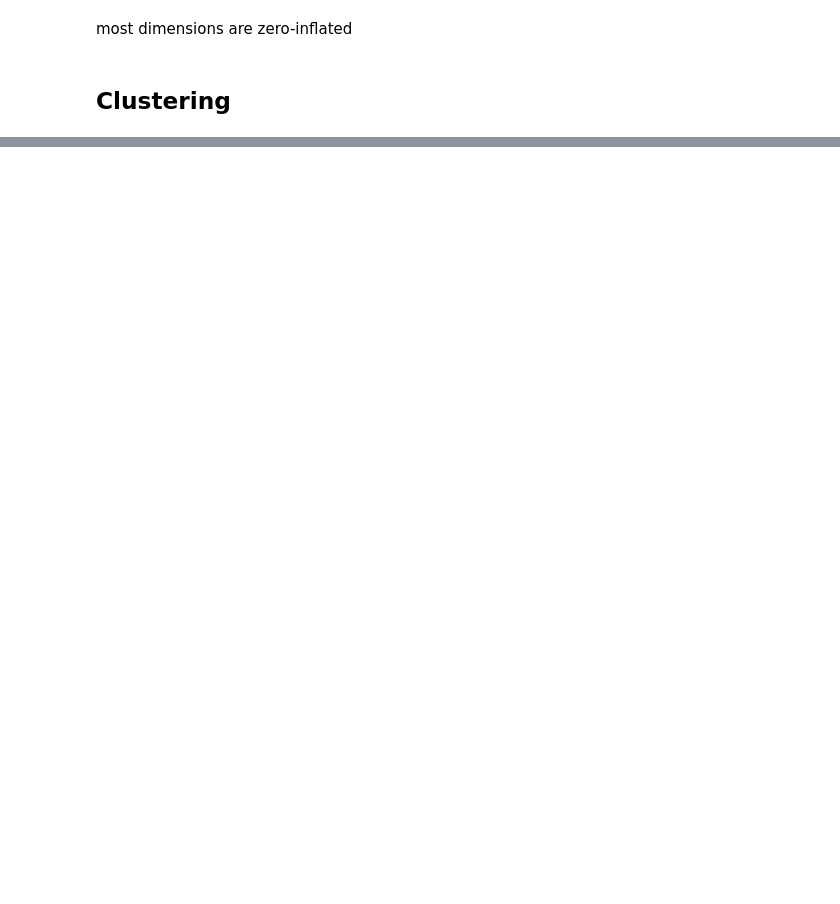
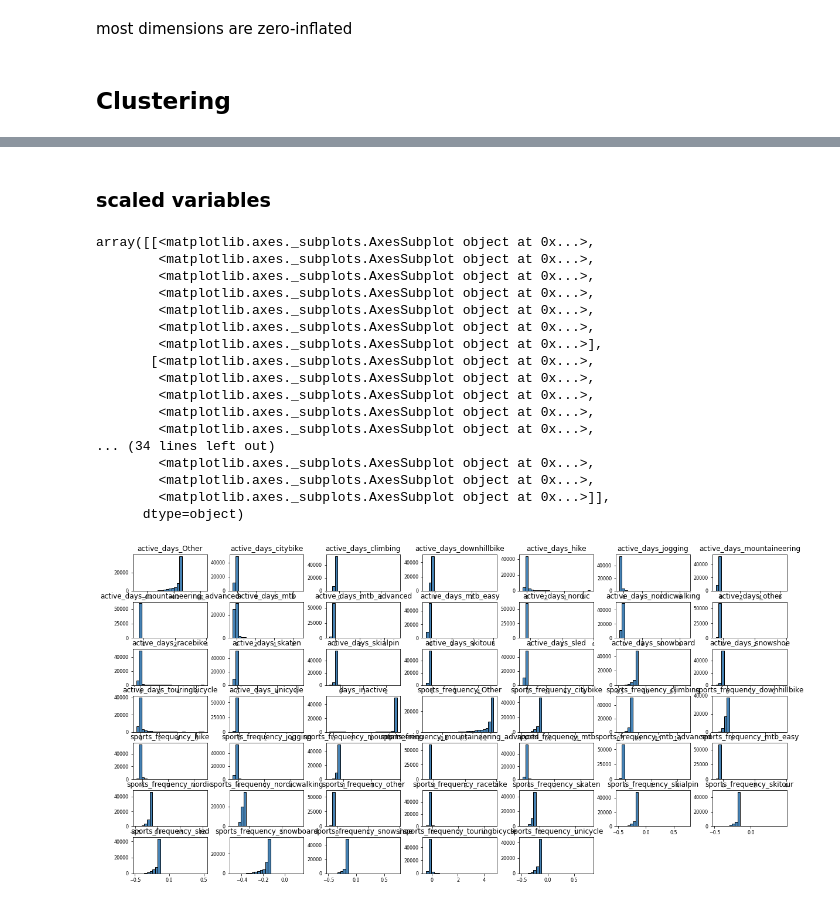
Before and after one commit to vinmue/dataenv, a Jupyter notebook: gaussian_mixture/201903_gaussian_mixture_clustering.ipynb, the cells around one changed output, grey strips where cells are left out. Cells and saved outputs as stored; diff of their text form; code cells hidden in the pictures; blank space fills up the shorter version.

```diff
--- a/gaussian_mixture/201903_gaussian_mixture_clustering.ipynb
+++ b/gaussian_mixture/201903_gaussian_mixture_clustering.ipynb
@@ -86,3 +49,6 @@ data.head()
+# %%
+#data.to_parquet('data.parq', compression = 'uncompressed')
+data = pd.read_parquet('data.parq')
 # %%
 plot_data = data.drop('last_usage_date', axis = 'columns').melt(id_vars = 'user')
 # %%
@@ -149,0 +150,26 @@ results#.model[13]#.head()
+# %% [markdown]
+### scaled variables
+# %%
+input_sc = input.apply(lambda x : (x - np.mean(x)) / np.std(x), axis = 'columns')
+# %%
+input_sc.hist(bins=25, color='steelblue', edgecolor='black', linewidth=1.0,
+           xlabelsize=8, ylabelsize=8, grid=False, figsize = (20, 10), sharex = False)
+# %% [output]
+array([[<matplotlib.axes._subplots.AxesSubplot object at 0x...>,
+        <matplotlib.axes._subplots.AxesSubplot object at 0x...>,
+        <matplotlib.axes._subplots.AxesSubplot object at 0x...>,
+        <matplotlib.axes._subplots.AxesSubplot object at 0x...>,
+        <matplotlib.axes._subplots.AxesSubplot object at 0x...>,
+        <matplotlib.axes._subplots.AxesSubplot object at 0x...>,
+        <matplotlib.axes._subplots.AxesSubplot object at 0x...>],
+       [<matplotlib.axes._subplots.AxesSubplot object at 0x...>,
+        <matplotlib.axes._subplots.AxesSubplot object at 0x...>,
+        <matplotlib.axes._subplots.AxesSubplot object at 0x...>,
+        <matplotlib.axes._subplots.AxesSubplot object at 0x...>,
+        <matplotlib.axes._subplots.AxesSubplot object at 0x...>,
+... (34 lines left out)
+        <matplotlib.axes._subplots.AxesSubplot object at 0x...>,
+        <matplotlib.axes._subplots.AxesSubplot object at 0x...>,
+        <matplotlib.axes._subplots.AxesSubplot object at 0x...>]],
+      dtype=object)
+[figure, added]
```
Also changed, not shown: parts of 46 cells of this notebook, 1 other file.
